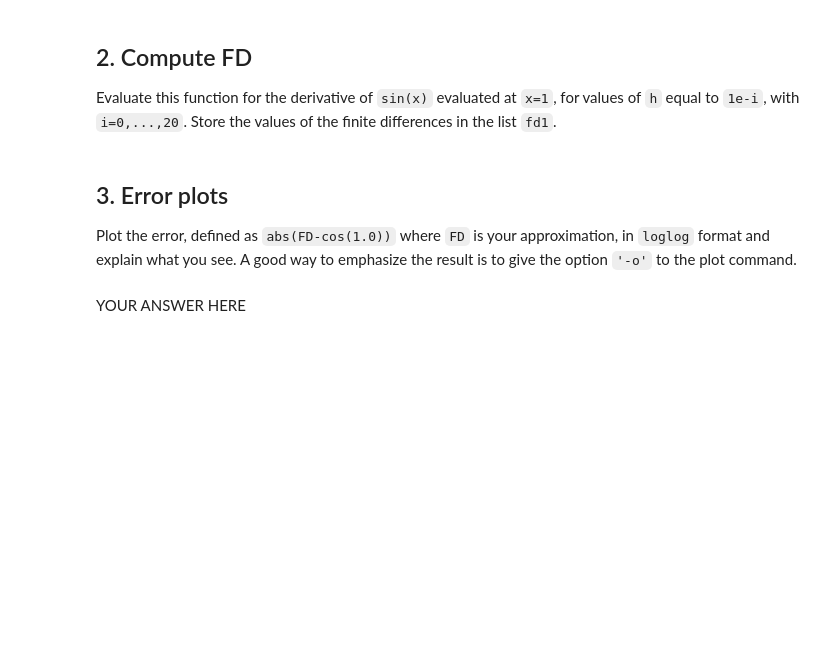
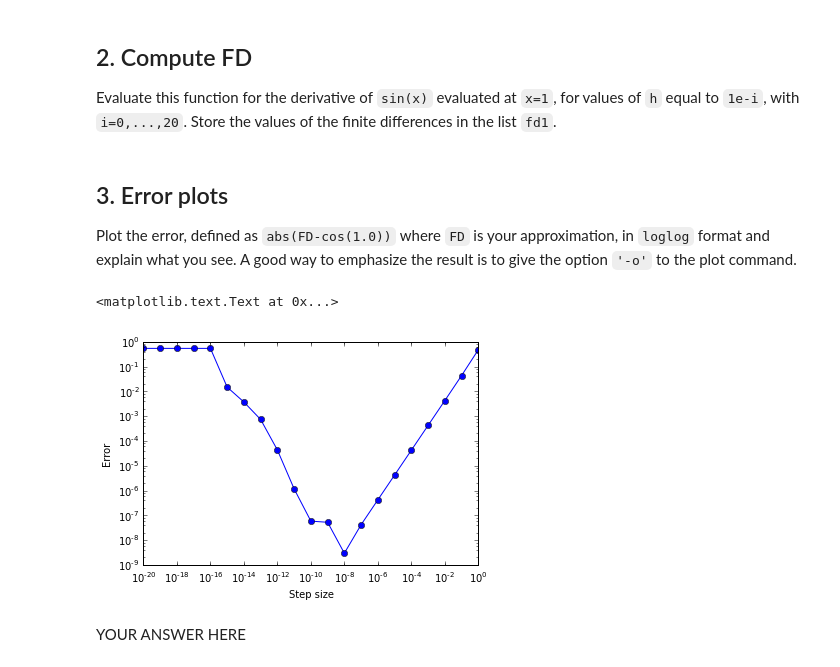
Before and after one commit to pdicerbo/P1.4, a Jupyter notebook: Basics/D1-exercises.ipynb, the cells around one changed output. Drawn from its saved outputs; the diff is of its cells as text; code cells hidden in the pictures; blank space fills up the shorter version.

Commit message:
add first plot

```diff
--- a/Basics/D1-exercises.ipynb
+++ b/Basics/D1-exercises.ipynb
@@ -64,8 +64,7 @@ FD(f,x,h) := \frac{f(x+h)-f(x)}{h}
 $$
 # %%
 def FD(f, x, h):
-    # YOUR CODE HERE
-    raise NotImplementedError()
+    return ((f(x + h) - f(x)) / h)
 # %%
 assert_equal(FD(lambda x: x, 0, .125), 1.0)
 # %% [markdown]
@@ -78,3 +74,8 @@ raise NotImplementedError()
+# %%
+x = 1
+fd1 = []
+for i in range(21):
+    fd1.append( FD(sin, x, 10.**(-i)) )
 # %%
 assert_equal(len(fd1), 21)
 expected = [0.06782644,0.49736375,0.53608598,0.53988148,0.54026023,0.5402981,0.54030189,0.54030226,0.5403023,0.54030236,0.54030225,0.54030114,0.54034555,0.53956839,0.54400928,0.55511151,0.,0.,0.,0.,0.]
@@ -89,3 +87,12 @@ raise NotImplementedError()
+# %%
+err = abs(array(fd1) - cos(1.))
+step = array([10.**(-i) for i in range(21)])
+loglog(step, err, '-o')
+xlabel('Step size')
+ylabel('Error')
+# %% [output]
+<matplotlib.text.Text at 0x...>
+[figure, added]
 # %% [markdown]
 YOUR ANSWER HERE
 # %% [markdown]
```
Also changed, not shown: parts of 2 cells of this notebook.
